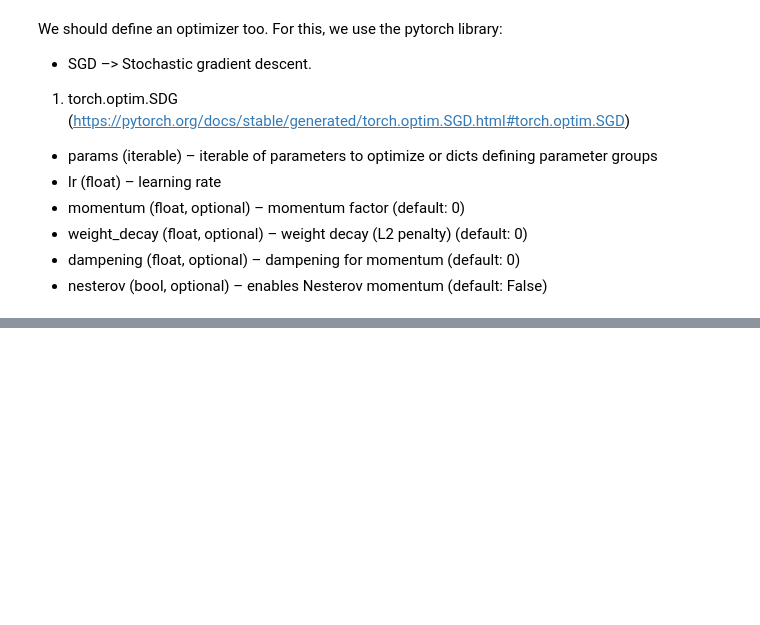
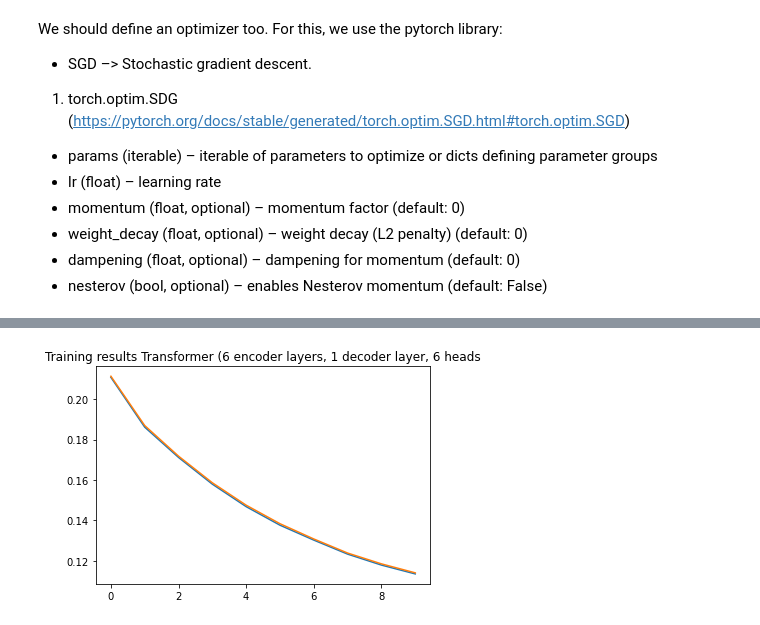
Before and after one commit to SergioTallo/Multivariate_Time_Series_Prediction_Transformers, a Jupyter notebook: bsc_arbeit.ipynb, the cells around one changed output, grey strips where cells are left out. Saved outputs shown, nothing was run; the diff lists cells and outputs as text; code cells hidden in the pictures; blank space fills up the shorter version.

```diff
--- a/bsc_arbeit.ipynb
+++ b/bsc_arbeit.ipynb
@@ -495,14 +495,14 @@ def create_sequece_dataloaders(dataset_norm):
   loader_train = torch.utils.data.DataLoader(
       dataset=torch.utils.data.TensorDataset(training_data, training_target),
       batch_size=30,
-      shuffle=False
+      shuffle=True
   )
 
   # Create data loader for testing the model
   loader_test = torch.utils.data.DataLoader(
       dataset=torch.utils.data.TensorDataset(test_data, test_target),
       batch_size=30,
-      shuffle=False
+      shuffle=True
   )
 
   return loader_train, loader_test, training_data, training_target
@@ -825,6 +825,8 @@ print("Training set")
 print("Mean Loss of FFN baselinemodel: ", np.mean(losses_train))
 print("Standard deviation Loss of FFN baselinemodel: ", np.std(losses_train))
 print('\n')
+
+base_line_loss = np.mean(losses_train)
 # %% [output]
 Training set
 Mean Loss of FFN baselinemodel:  0.5681451591547485
@@ -1401,19 +998,23 @@ def training_transformer(model, optimizer, criterion, train_loader, test_loader,
 # %%
 # Initialize Transformer Model and Optimizer
 
-model_transformer = Transformer (num_encoder_layers=3,
-                     num_decoder_layers=3,
-                     feature_size=18,
-                     output_size=18,
-                     num_heads=3,
-                     device = device,
-                     batch_first=False)
+continue_training = False
 
-n_epochs = 50
+if continue_training is False:
+  model_transformer = Transformer (num_encoder_layers=6,
+                      num_decoder_layers=1,
+                      feature_size=18,
+                      output_size=18,
+                      num_heads=6,
+                      dim_feedforward=2048,
+                      device = device,
+                      batch_first=False)
+
+n_epochs = 10
 
 print('Setup model Ok')
 
-optimizer = torch.optim.Adam(model_transformer.parameters(), lr=0.01)
+optimizer = torch.optim.SGD(model_transformer.parameters(), lr=0.01)
 criterion = nn.MSELoss()
 
 print('Setup optimizer Ok')
@@ -1422,7 +1023,13 @@ print('Setup optimizer Ok')
 train_transformer = True
 
 if train_transformer is True:
-  trained_model_transformer, train_losses, test_losses = training_transformer(model_transformer, optimizer, criterion, loader_train, loader_test, n_epochs)
+  trained_model_transformer, train_losses, test_losses = training_transformer(
+      model= model_transformer,
+      optimizer= optimizer,
+      criterion= criterion,
+      train_loader= loader_train_seq,
+      test_loader= loader_test_seq,
+      n_epochs= n_epochs)
 # %% [output]
 Setup model Ok
 Setup optimizer Ok
@@ -1432,20 +1057,23 @@ KeyboardInterrupt: ignored
 # %%
 if train_transformer is True:
 
   # Show results of the loss function
 
   fig = plt.figure()
 
   ax = fig.add_subplot(111)
   plt.ion()
 
   fig.show()
   fig.canvas.draw()
 
-  baseline = [np.mean(losses_train) for i in range(len(train_losses))]
+  baseline = [base_line_loss for i in range(len(train_losses))]
+  ax.plot(baseline)
 
-  ax.plot(baseline)
+
   ax.plot([np.mean(i) for i in train_losses])
   ax.plot([np.mean(i) for i in test_losses])
-  ax.set_title("Mean Squared Error RNN")
+  ax.set_title("Training results Transformer (6 encoder layers, 1 decoder layer, 6 heads")
   fig.canvas.draw()
+# %% [output]
+[figure, added]
```
Also changed, not shown: parts of 18 cells of this notebook.
